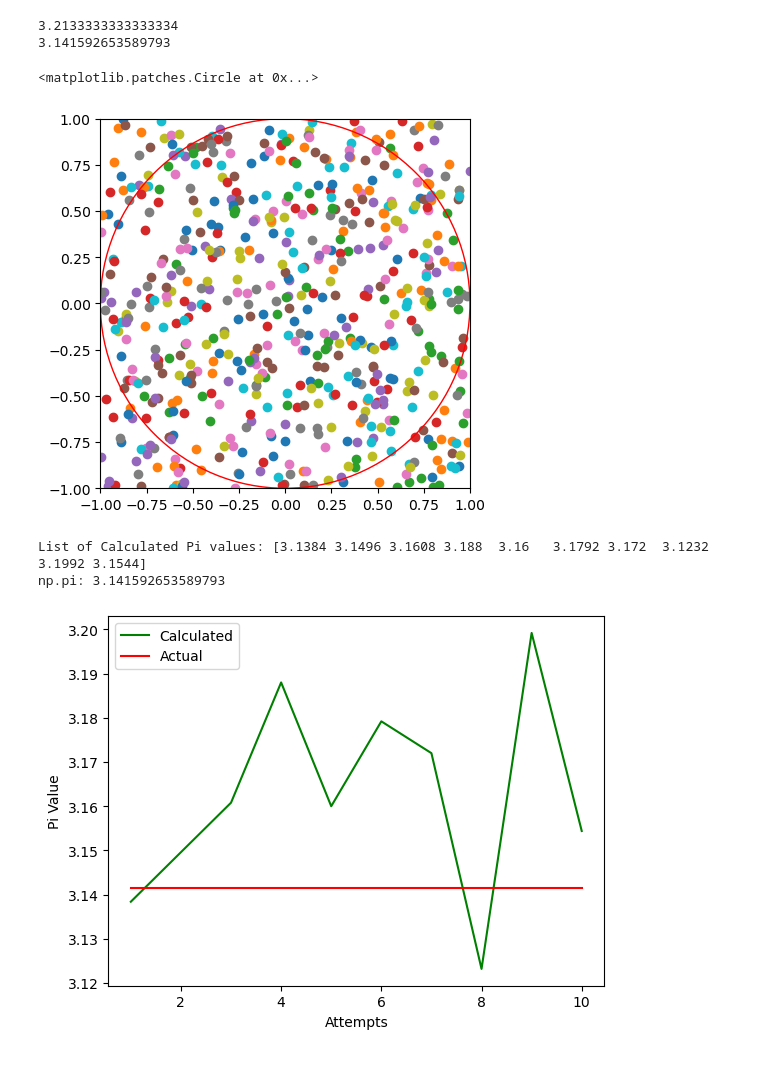
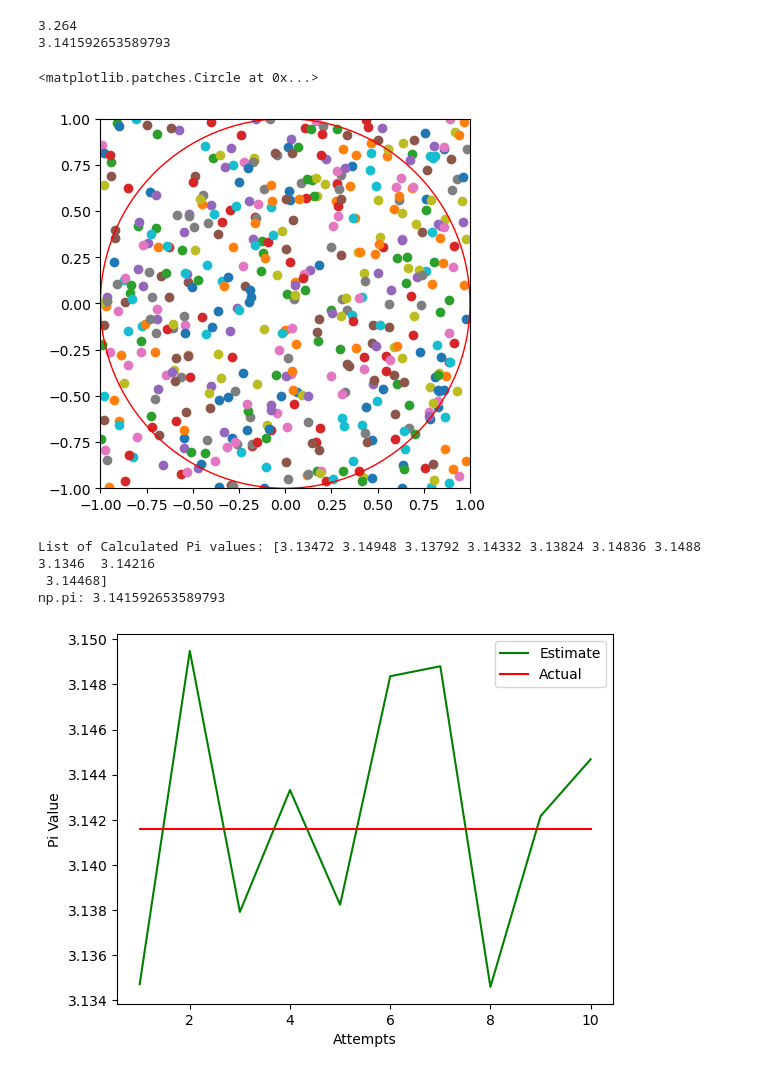
Before and after one commit to EvanBarkus/Intro_Python_Project, a Jupyter notebook: Calculate_Pi.ipynb, the cells around one changed output. Cells and saved outputs as stored; diff of their text form; code cells hidden in the pictures.

```diff
--- a/Calculate_Pi.ipynb
+++ b/Calculate_Pi.ipynb
@@ -1,37 +1,42 @@
 # %%
 #Calculate Pi using a circle in a square region
 import numpy as np
 import matplotlib.pyplot as plt
 import scipy as spy
 import random
 
-n=600
+#Number of points
+n=500
 
+#Defining sizes of the circle and square regions
 circle_r = 1
+square_side = 2*circle_r
+
 
 fig, ax = plt.subplots()
 ncircle=0
 for i in range(n):
-    x = random.uniform(-1*circle_r,circle_r)
-    y = random.uniform(-1*circle_r,circle_r)
-    ax.scatter(x,y)
-    r = x**2 + y**2
-    if r <= circle_r:
+    x = random.uniform(-1*circle_r,circle_r) #Draw random x values within a range
+    y = random.uniform(-1*circle_r,circle_r) #Draw random y values within a range
+    ax.scatter(x,y) #Plot each point individually
+    r = x**2 + y**2 #Calculate distance from center of circle
+    if r <= circle_r: #If radius of point is less than the circle radius, update count
         ncircle+=1
-pi = 4*(ncircle/n)
+pi = square_side**2*(ncircle/n)/circle_r #Defines pi
 print(pi)
 print(np.pi)
 
+#Plots Circle and square regions
 ax.set_aspect('equal', adjustable='box')
 plt.xlim(-1*circle_r, circle_r)
 plt.ylim(-1*circle_r, circle_r)
 circle = plt.Circle((0, 0), circle_r, color='r', fill=False)
 ax.add_patch(circle)
 # %% [output]
-3.2133333333333334
+3.264
 3.141592653589793
 <matplotlib.patches.Circle at 0x...>
-[figure, old version]
+[figure, new version]
 # %%
 #New subroutine
 def pi_estimate(n, circle_r):
@@ -51,19 +57,21 @@ exactpi = np.zeros(10)
 steps = 10
 attempts = [1,2,3,4,5,6,7,8,9,10]
 
+#Calculates pi for a specific number of times
 for i in range(steps):
-    pivalues[i]=pi_estimate(5000,1)
+    pivalues[i]=pi_estimate(100000,1)
     exactpi[i]=np.pi
 
 plt.xlabel('Attempts')
 plt.ylabel('Pi Value')
-plt.plot(attempts,pivalues,color='g',label='Calculated')
+plt.plot(attempts,pivalues,color='g',label='Estimate')
 plt.plot(attempts,exactpi,color='r',label='Actual')
 plt.legend()
 
 print('List of Calculated Pi values:',pivalues)
 print('np.pi:',np.pi)
 # %% [output]
-List of Calculated Pi values: [3.1384 3.1496 3.1608 3.188  3.16   3.1792 3.172  3.1232 3.1992 3.1544]
+List of Calculated Pi values: [3.13472 3.14948 3.13792 3.14332 3.13824 3.14836 3.1488  3.1346  3.14216
+ 3.14468]
 np.pi: 3.141592653589793
-[figure, old version]
+[figure, new version]
```
Also changed, not shown: parts of 3 cells of this notebook.
